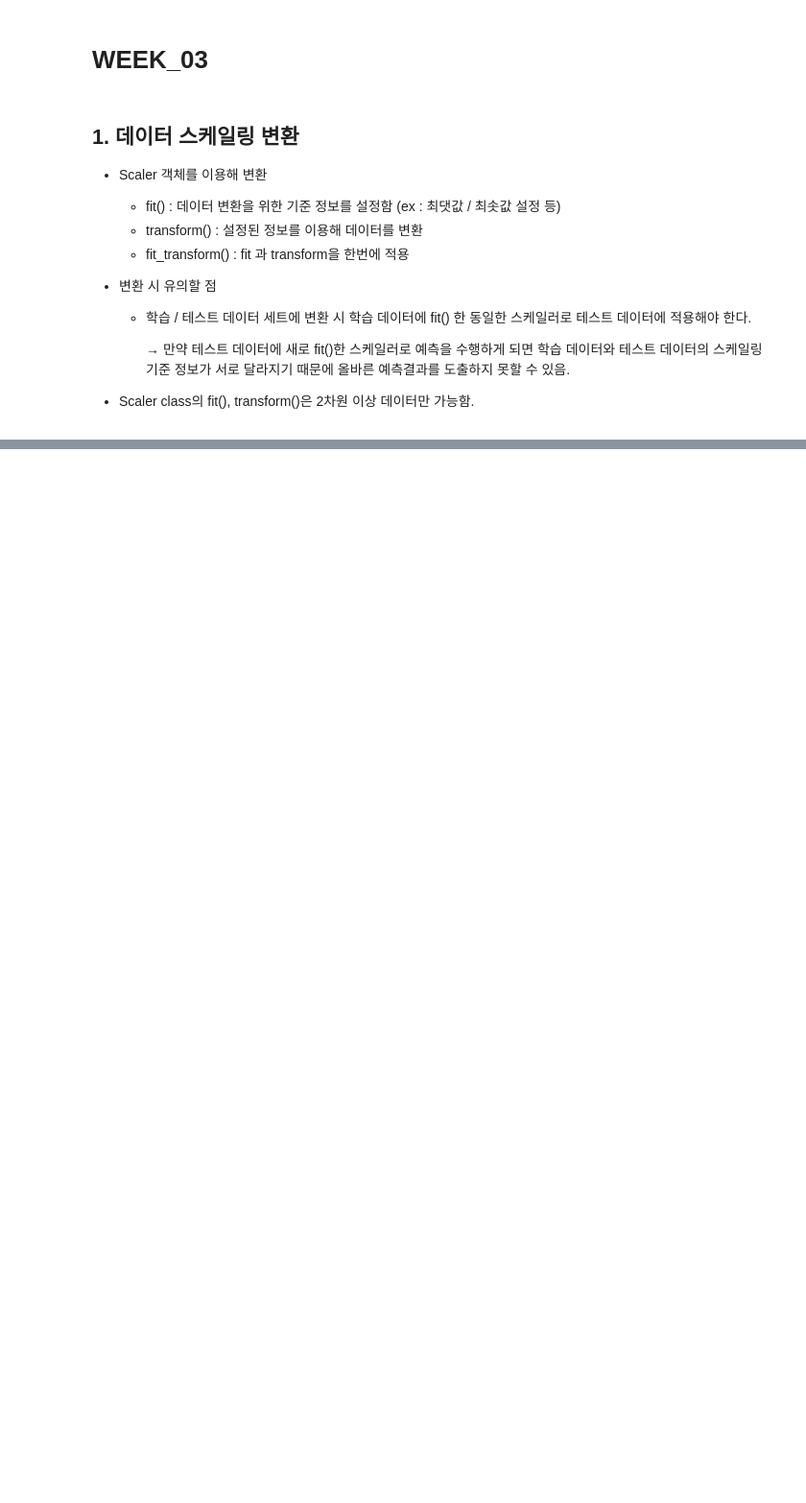
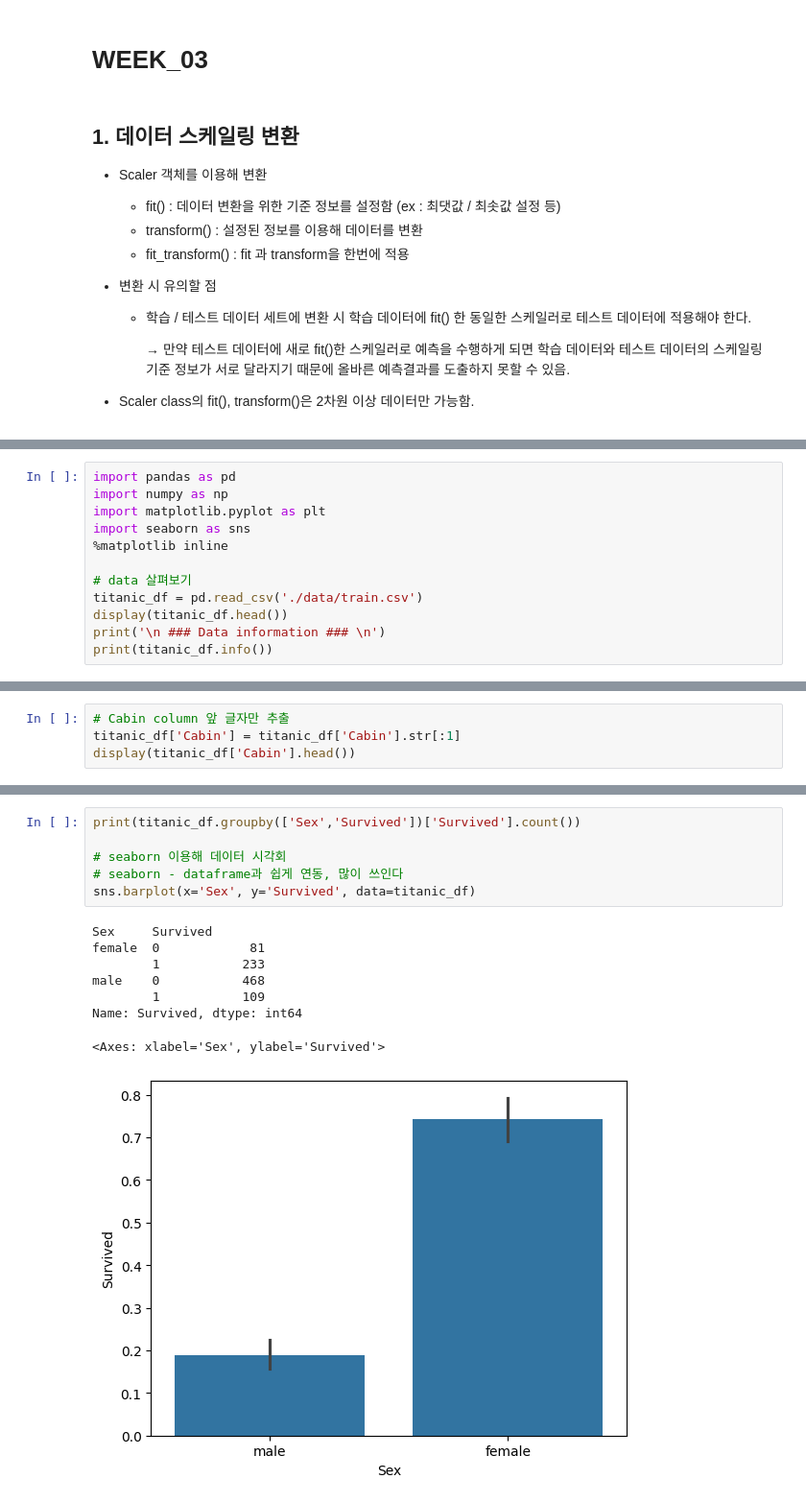
Before and after one commit to DohunWi/ML, a Jupyter notebook: week_3/week03.ipynb, the cells around one changed output, grey strips where cells are left out. Shown at 96% size. Cells and saved outputs as stored; diff of their text form; blank space fills up the shorter version.

Commit message:
predict titanic survivors

```diff
--- a/week_3/week03.ipynb
+++ b/week_3/week03.ipynb
@@ -35,0 +76,12 @@ original train data: [ 0  1  2  3  4  5  6  7  8  9 10] 2
+# %%
+import pandas as pd
+import numpy as np
+import matplotlib.pyplot as plt
+import seaborn as sns
+%matplotlib inline
+
+# data 살펴보기
+titanic_df = pd.read_csv('./data/train.csv')
+display(titanic_df.head())
+print('\n ### Data information ### \n')
+print(titanic_df.info())
@@ -35,0 +161,4 @@ original train data: [ 0  1  2  3  4  5  6  7  8  9 10] 2
+# %%
+# Cabin column 앞 글자만 추출
+titanic_df['Cabin'] = titanic_df['Cabin'].str[:1]
+display(titanic_df['Cabin'].head())
@@ -35,0 +177,15 @@ original train data: [ 0  1  2  3  4  5  6  7  8  9 10] 2
+# %%
+print(titanic_df.groupby(['Sex','Survived'])['Survived'].count())
+
+# seaborn 이용해 데이터 시각회
+# seaborn - dataframe과 쉽게 연동, 많이 쓰인다
+sns.barplot(x='Sex', y='Survived', data=titanic_df)
+# %% [output]
+Sex     Survived
+female  0            81
+        1           233
+male    0           468
+        1           109
+Name: Survived, dtype: int64
+<Axes: xlabel='Sex', ylabel='Survived'>
+[figure, added]
```
Also changed, not shown: parts of 33 cells of this notebook.
